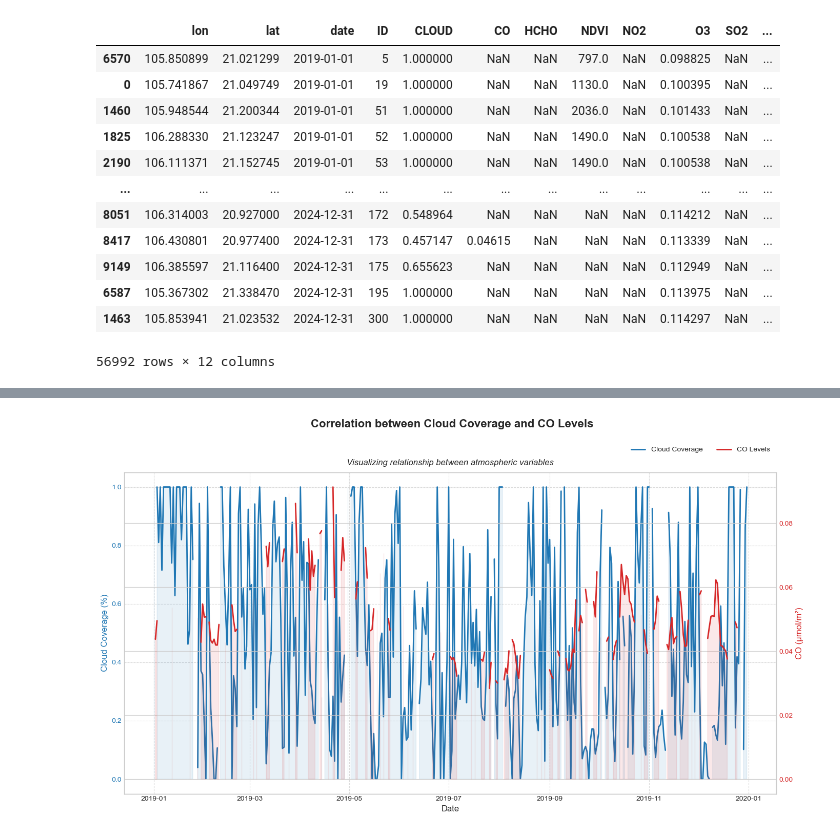
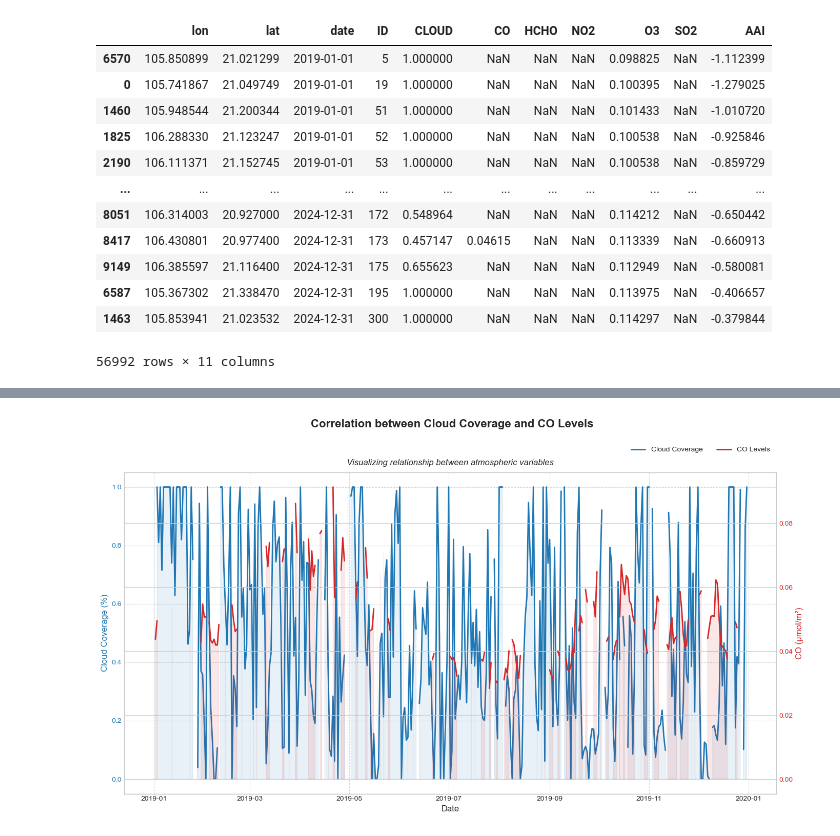
Before and after one commit to thebeo2004/INT3041E_AI_PM2.5-Concentration-Estimation, a Jupyter notebook: visualization/satellite-based data visualization.ipynb, the cells around one changed output, grey strips where cells are left out. Cells and saved outputs as stored; diff of their text form; code cells hidden in the pictures.

```diff
--- a/visualization/satellite-based data visualization.ipynb
+++ b/visualization/satellite-based data visualization.ipynb
@@ -21,30 +21,31 @@ from fetching_satellite_based import remote_sensing_factor_df
 # %%
 begin_year = 2019
 end_year = 2024
-factors = ['CLOUD', 'CO', 'HCHO', 'NDVI', 'NO2', 'O3', 'SO2', 'AAI']
+atmospheric_factors = ['CLOUD', 'CO', 'HCHO', 'NO2', 'O3', 'SO2', 'AAI']
+plant_factor = 'NDVI'
 # %%
-consolidated_df = remote_sensing_factor_df(factor=factors[0], begin=begin_year, end=end_year)
+atmospheric_consolidated_df = remote_sensing_factor_df(factor=atmospheric_factors[0], begin=begin_year, end=end_year)
 
-for i in range(1, len(factors)):
+for i in range(1, len(atmospheric_factors)):
 
-    factor = factors[i]
+    factor = atmospheric_factors[i]
 
     factor_df = remote_sensing_factor_df(factor=factor, begin=begin_year, end=end_year)
 
-    consolidated_df[factor] = np.array(factor_df[factor])
+    atmospheric_consolidated_df[factor] = np.array(factor_df[factor])
 
-consolidated_df
+atmospheric_consolidated_df
 # %% [output]
-|  | lon | lat | date | ID | CLOUD | CO | HCHO | NDVI | NO2 | O3 | SO2 | ... |
-| 6570 | 105.850899 | 21.021299 | 2019-01-01 | 5 | 1.000000 | NaN | NaN | 797.0 | NaN | 0.098825 | NaN | ... |
-| 0 | 105.741867 | 21.049749 | 2019-01-01 | 19 | 1.000000 | NaN | NaN | 1130.0 | NaN | 0.100395 | NaN | ... |
-| 1460 | 105.948544 | 21.200344 | 2019-01-01 | 51 | 1.000000 | NaN | NaN | 2036.0 | NaN | 0.101433 | NaN | ... |
-| 1825 | 106.288330 | 21.123247 | 2019-01-01 | 52 | 1.000000 | NaN | NaN | 1490.0 | NaN | 0.100538 | NaN | ... |
-| 2190 | 106.111371 | 21.152745 | 2019-01-01 | 53 | 1.000000 | NaN | NaN | 1490.0 | NaN | 0.100538 | NaN | ... |
-| ... | ... | ... | ... | ... | ... | ... | ... | ... | ... | ... | ... | ... |
-| 8051 | 106.314003 | 20.927000 | 2024-12-31 | 172 | 0.548964 | NaN | NaN | NaN | NaN | 0.114212 | NaN | ... |
-| 8417 | 106.430801 | 20.977400 | 2024-12-31 | 173 | 0.457147 | 0.04615 | NaN | NaN | NaN | 0.113339 | NaN | ... |
-| 9149 | 106.385597 | 21.116400 | 2024-12-31 | 175 | 0.655623 | NaN | NaN | NaN | NaN | 0.112949 | NaN | ... |
-| 6587 | 105.367302 | 21.338470 | 2024-12-31 | 195 | 1.000000 | NaN | NaN | NaN | NaN | 0.113975 | NaN | ... |
-| 1463 | 105.853941 | 21.023532 | 2024-12-31 | 300 | 1.000000 | NaN | NaN | NaN | NaN | 0.114297 | NaN | ... |
+|  | lon | lat | date | ID | CLOUD | CO | HCHO | NO2 | O3 | SO2 | AAI |
+| 6570 | 105.850899 | 21.021299 | 2019-01-01 | 5 | 1.000000 | NaN | NaN | NaN | 0.098825 | NaN | -1.112399 |
+| 0 | 105.741867 | 21.049749 | 2019-01-01 | 19 | 1.000000 | NaN | NaN | NaN | 0.100395 | NaN | -1.279025 |
+| 1460 | 105.948544 | 21.200344 | 2019-01-01 | 51 | 1.000000 | NaN | NaN | NaN | 0.101433 | NaN | -1.010720 |
+| 1825 | 106.288330 | 21.123247 | 2019-01-01 | 52 | 1.000000 | NaN | NaN | NaN | 0.100538 | NaN | -0.925846 |
+| 2190 | 106.111371 | 21.152745 | 2019-01-01 | 53 | 1.000000 | NaN | NaN | NaN | 0.100538 | NaN | -0.859729 |
+| ... | ... | ... | ... | ... | ... | ... | ... | ... | ... | ... | ... |
+| 8051 | 106.314003 | 20.927000 | 2024-12-31 | 172 | 0.548964 | NaN | NaN | NaN | 0.114212 | NaN | -0.650442 |
+| 8417 | 106.430801 | 20.977400 | 2024-12-31 | 173 | 0.457147 | 0.04615 | NaN | NaN | 0.113339 | NaN | -0.660913 |
+| 9149 | 106.385597 | 21.116400 | 2024-12-31 | 175 | 0.655623 | NaN | NaN | NaN | 0.112949 | NaN | -0.580081 |
+| 6587 | 105.367302 | 21.338470 | 2024-12-31 | 195 | 1.000000 | NaN | NaN | NaN | 0.113975 | NaN | -0.406657 |
+| 1463 | 105.853941 | 21.023532 | 2024-12-31 | 300 | 1.000000 | NaN | NaN | NaN | 0.114297 | NaN | -0.379844 |
-56992 rows × 12 columns
+56992 rows × 11 columns
```
Also changed, not shown: parts of 9 cells of this notebook, 1 other file.
